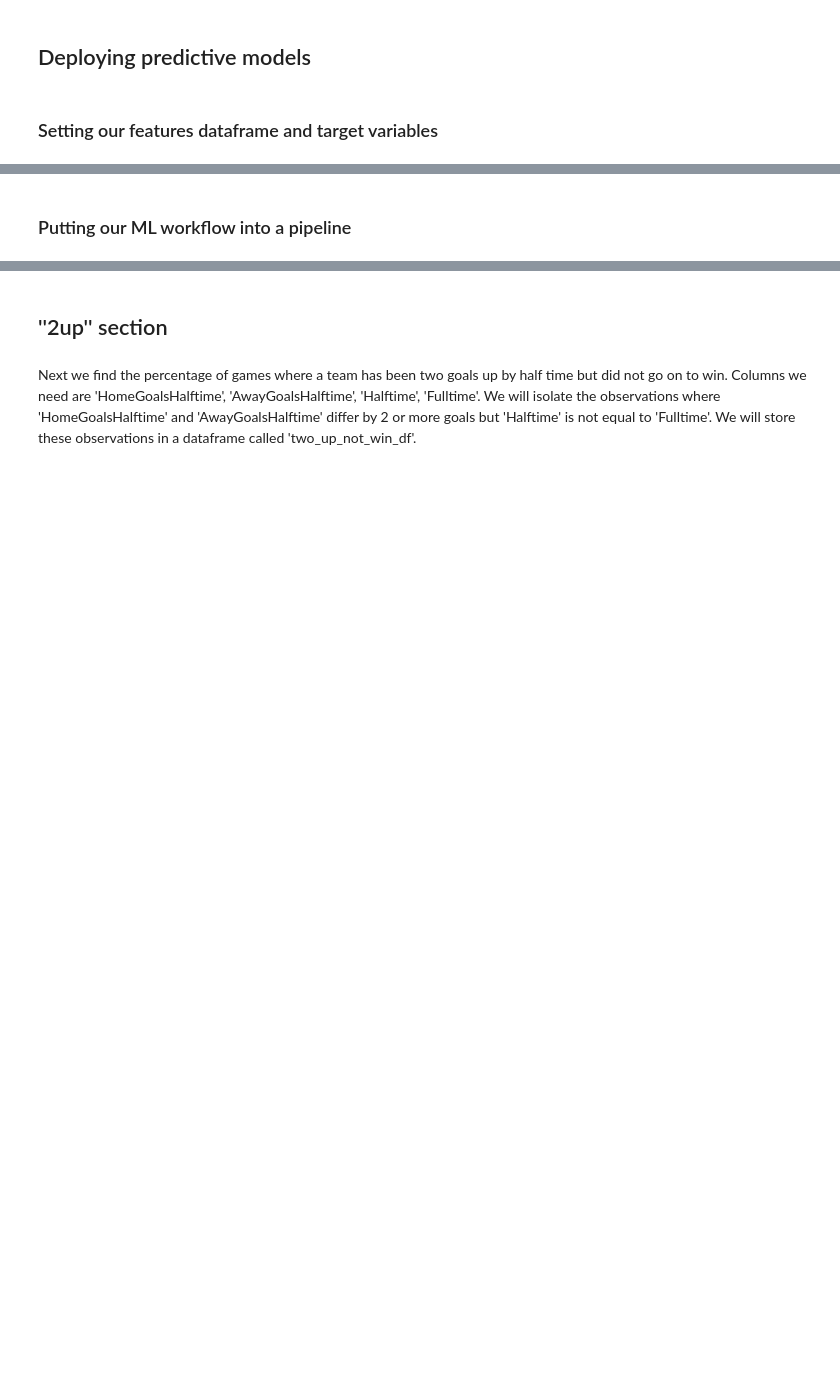
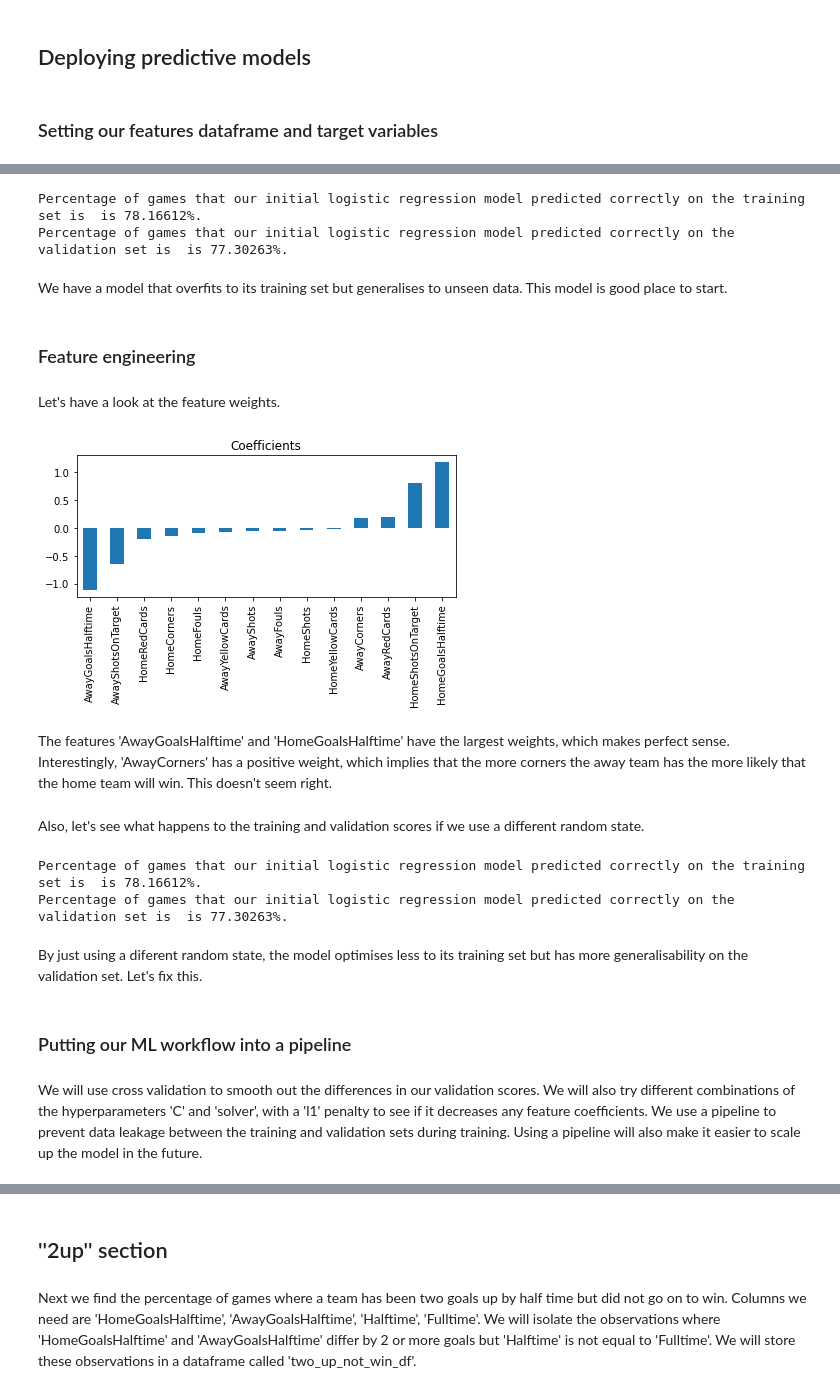
Before and after one commit to jake321southall/football-data-analysis, a Jupyter notebook: football analysis notebook.ipynb, the cells around one changed output, grey strips where cells are left out. Cells and saved outputs as stored; diff of their text form; code cells hidden in the pictures; blank space fills up the shorter version.

```diff
--- a/football analysis notebook.ipynb
+++ b/football analysis notebook.ipynb
@@ -213,2 +228,14 @@ X.head()
 # %%
-X_train, X_test, y_train, y_test = train_test_split(X,y, test_size=0.2, random_state=42)
+X_train_val, X_test, y_train_val, y_test = train_test_split(X, y, test_size=0.2, random_state=0)
+
+
+X_train_val_initial = X_train_val.copy()
+y_train_val_initial = y_train_val.copy()
+
+X_train, X_val, y_train, y_val = train_test_split(X_train_val_initial, y_train_val_initial, test_size=0.2, random_state=0)
+
+scaler = StandardScaler()
+
+X_train_scaled = scaler.fit_transform(X_train)
+X_val_scaled = scaler.transform(X_val)
+X_test_scaled = scaler.transform(X_test)
@@ -221,5 +241,0 @@ We are fitting our scaler using only the training data to avoid data leakage.
-# %%
-scaler = StandardScaler()
-scaler.fit(X_train)
-X_train_scaled = scaler.transform(X_train)
-X_test_scaled = scaler.transform(X_test)
@@ -228,8 +241,0 @@ X_test_scaled = scaler.transform(X_test)
-# %%
-from sklearn.linear_model import LogisticRegressionCV
-C_array = np.logspace(-2,2,100)
-clf_l1 = LogisticRegressionCV(Cs=C_array, cv=5,penalty='l1', solver='liblinear')
-clf_l1.fit(X_train_scaled, y_train)
-accuracy_test = clf_l1.score(X_test_scaled, y_test)
-accuracy_train = clf_l1.score(X_train_scaled, y_train)
-best_C = clf_l1.C_
@@ -265,0 +248,30 @@ Our model betters this by 23.474%.
+# %%
+lr = LogisticRegression(penalty='none')
+lr.fit(X_train_scaled, y_train)
+
+lr_train_score = lr.score(X_train_scaled, y_train)
+lr_val_score = lr.score(X_val_scaled, y_val)
+# %%
+print(f'Percentage of games that our initial logistic regression model predicted correctly on the training set is  is {round(100*lr_train_score,5)}%.')
+print(f'Percentage of games that our initial logistic regression model predicted correctly on the validation set is  is {round(100*lr_val_score,5)}%.')
+# %% [output]
+Percentage of games that our initial logistic regression model predicted correctly on the training set is  is 78.16612%.
+Percentage of games that our initial logistic regression model predicted correctly on the validation set is  is 77.30263%.
+# %% [markdown]
+We have a model that overfits to its training set but generalises to unseen data. This model is good place to start.
+# %% [markdown]
+### Feature engineering
+# %% [markdown]
+Let's have a look at the feature weights.
+# %%
+coefficients = lr.coef_.ravel()
+coef = pd.Series(coefficients, X.columns).sort_values()
+coef.plot(kind='bar', title = 'Coefficients')
+plt.tight_layout()
+plt.show()
+# %% [output]
+[figure, added]
+# %% [markdown]
+The features 'AwayGoalsHalftime' and 'HomeGoalsHalftime' have the largest weights, which makes perfect sense. Interestingly, 'AwayCorners' has a positive weight, which implies that the more corners the away team has the more likely that the home team will win. This doesn't seem right.
+# %% [markdown]
+Also, let's see what happens to the training and validation scores if we use a different random state.
@@ -266,5 +291,15 @@ Our model betters this by 23.474%.
+# %%
+print(f'Percentage of games that our initial logistic regression model predicted correctly on the training set is  is {round(100*lr_train_score,5)}%.')
+print(f'Percentage of games that our initial logistic regression model predicted correctly on the validation set is  is {round(100*lr_val_score,5)}%.')
+# %% [output]
+Percentage of games that our initial logistic regression model predicted correctly on the training set is  is 78.16612%.
+Percentage of games that our initial logistic regression model predicted correctly on the validation set is  is 77.30263%.
+# %% [markdown]
+By just using a diferent random state, the model optimises less to its training set but has more generalisability on the validation set. Let's fix this.
 # %% [markdown]
 ### Putting our ML workflow into a pipeline
+# %% [markdown]
+We will use cross validation to smooth out the differences in our validation scores. We will also try different combinations of the hyperparameters 'C' and 'solver', with a 'l1' penalty to see if it decreases any feature coefficients. We use a pipeline to prevent data leakage between the training and validation sets during training. Using a pipeline will also make it easier to scale up the model in the future.
 # %%
 from sklearn.compose import ColumnTransformer
 from sklearn.pipeline import Pipeline
```
Also changed, not shown: parts of 42 cells of this notebook.
